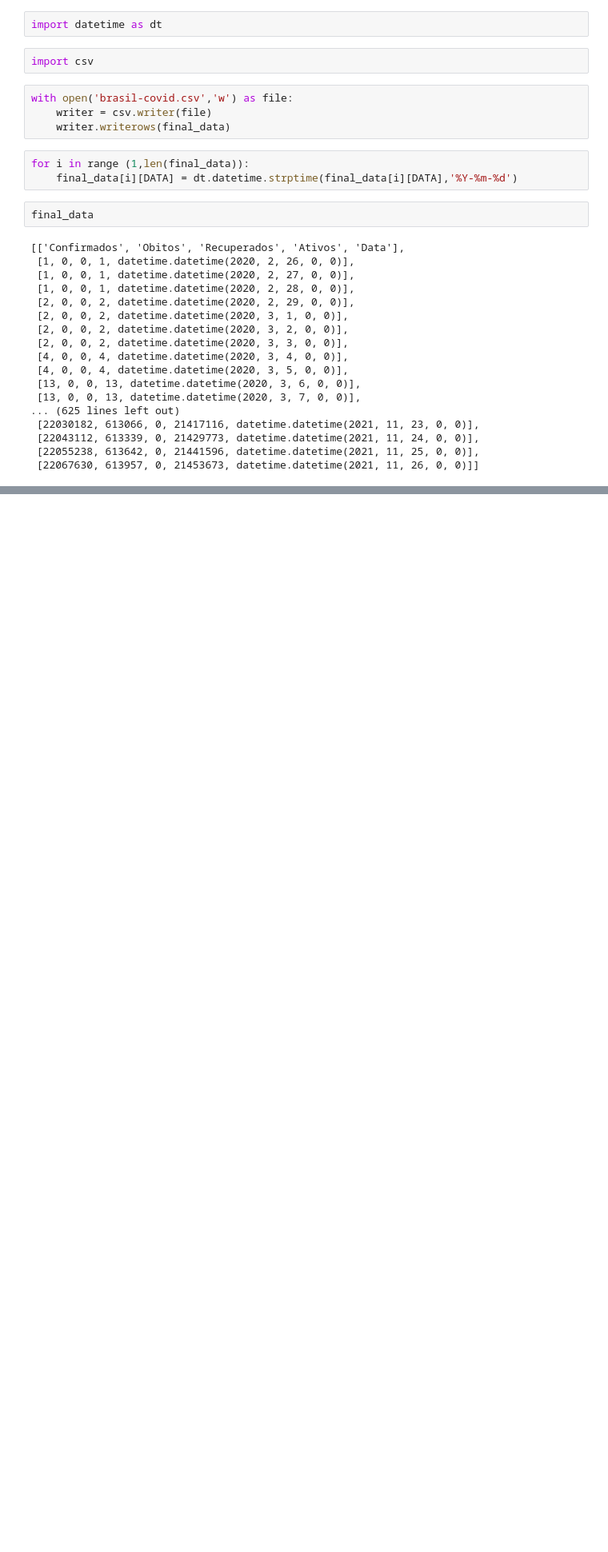
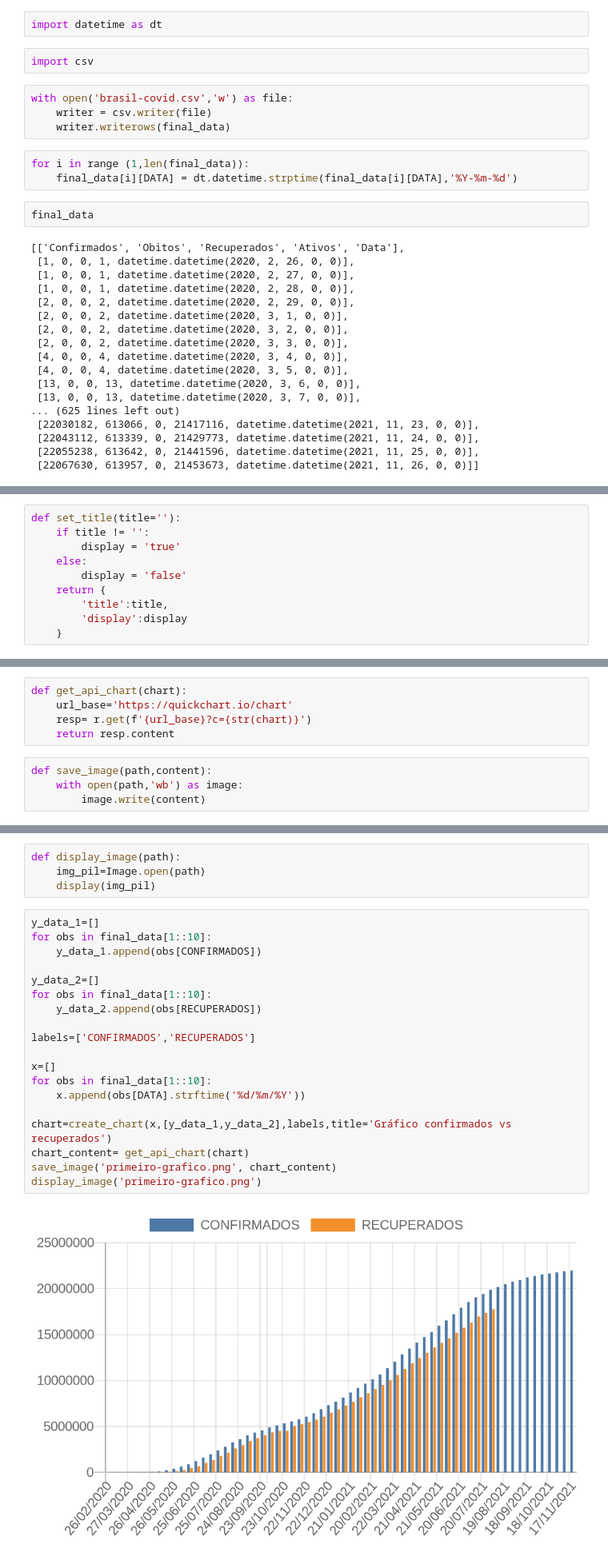
Before and after one commit to LucasGCLMartins/ProjetoCovid19, a Jupyter notebook: Projeto API com Python/Projeto_Covid19.ipynb, the cells around one changed output, grey strips where cells are left out. Shown: that part at 80% size. Saved outputs shown, nothing was run; the diff lists cells and outputs as text; blank space fills up the shorter version.

Commit message:
Criação do gráfico

```diff
--- a/Projeto API com Python/Projeto_Covid19.ipynb
+++ b/Projeto API com Python/Projeto_Covid19.ipynb
@@ -132,0 +150,10 @@ final_data
+# %%
+def set_title(title=''):
+    if title != '':
+        display = 'true'
+    else:
+        display = 'false'
+    return {
+        'title':title,
+        'display':display
+    }
@@ -132,0 +175,9 @@ final_data
+# %%
+def get_api_chart(chart):
+    url_base='https://quickchart.io/chart'
+    resp= r.get(f'{url_base}?c={str(chart)}')
+    return resp.content
+# %%
+def save_image(path,content):
+    with open(path,'wb') as image:
+        image.write(content)
@@ -132,0 +187,25 @@ final_data
+# %%
+def display_image(path):
+    img_pil=Image.open(path)
+    display(img_pil)
+# %%
+y_data_1=[]
+for obs in final_data[1::10]:
+    y_data_1.append(obs[CONFIRMADOS])
+
+y_data_2=[]
+for obs in final_data[1::10]:
+    y_data_2.append(obs[RECUPERADOS])
+
+labels=['CONFIRMADOS','RECUPERADOS']
+
+x=[]
+for obs in final_data[1::10]:
+    x.append(obs[DATA].strftime('%d/%m/%Y'))
+
+chart=create_chart(x,[y_data_1,y_data_2],labels,title='Gráfico confirmados vs recuperados')
+chart_content= get_api_chart(chart)
+save_image('primeiro-grafico.png', chart_content)
+display_image('primeiro-grafico.png')
+# %% [output]
+[figure, added]
```
Also changed, not shown: parts of 3 cells of this notebook, 1 other file.
